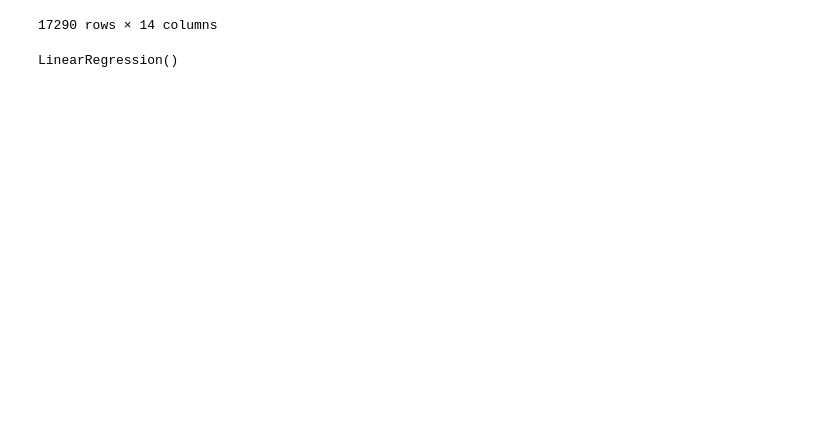
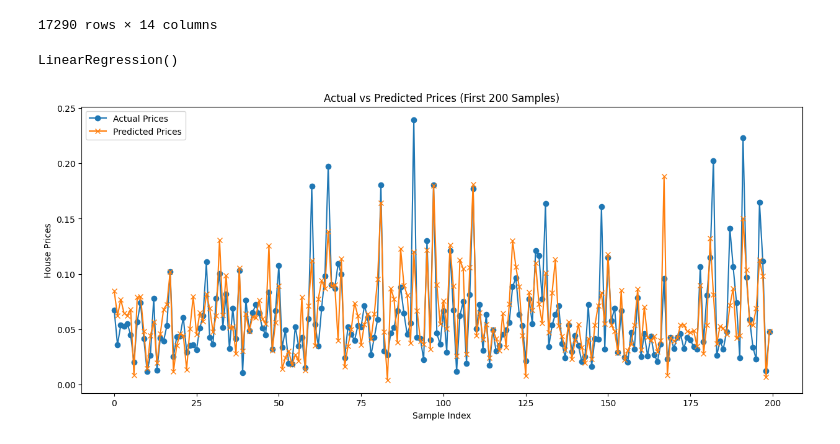
Before and after one commit to nachiket5/Machine_Learing, a Jupyter notebook: Housing_price/housing_price.ipynb, the cells around one changed output. Drawn from its saved outputs; the diff is of its cells as text; code cells hidden in the pictures; blank space fills up the shorter version.

Commit message:
final linear and gradian boosting

```diff
--- a/Housing_price/housing_price.ipynb
+++ b/Housing_price/housing_price.ipynb
@@ -367,12 +368,24 @@ train_data
 17290 rows × 14 columns
 # %%
 #traing the model here we are trying the linear_regression model first
-model = LinearRegression()
-model.fit(x_train,y_train)
+model_LinearRegression = LinearRegression()
+model_LinearRegression.fit(x_train,y_train)
 # %% [output]
 LinearRegression()
 # %%
-y_pred = model.predict(x_test)
+y_pred = model_LinearRegression.predict(x_test)
+# %%
+# Line plot of Actual vs. Predicted Prices
+plt.figure(figsize=(15, 6))
+plt.plot(y_test.values[:200], label="Actual Prices", marker='o')  # Plot actual prices (subset for clarity)
+plt.plot(y_pred[:200], label="Predicted Prices", marker='x')  # Plot predicted prices (subset for clarity)
+plt.xlabel("Sample Index")
+plt.ylabel("House Prices")
+plt.title("Actual vs Predicted Prices (First 200 Samples)")
+plt.legend()
+plt.show()
+# %% [output]
+[figure, added]
 # %%
 print(f'Mean Squared Error is {mean_squared_error(y_test,y_pred):.4f}')
 print(f'Mean Absolute Error is {mean_absolute_error(y_test,y_pred):.4f}')
```
Also changed, not shown: parts of 12 cells of this notebook.
